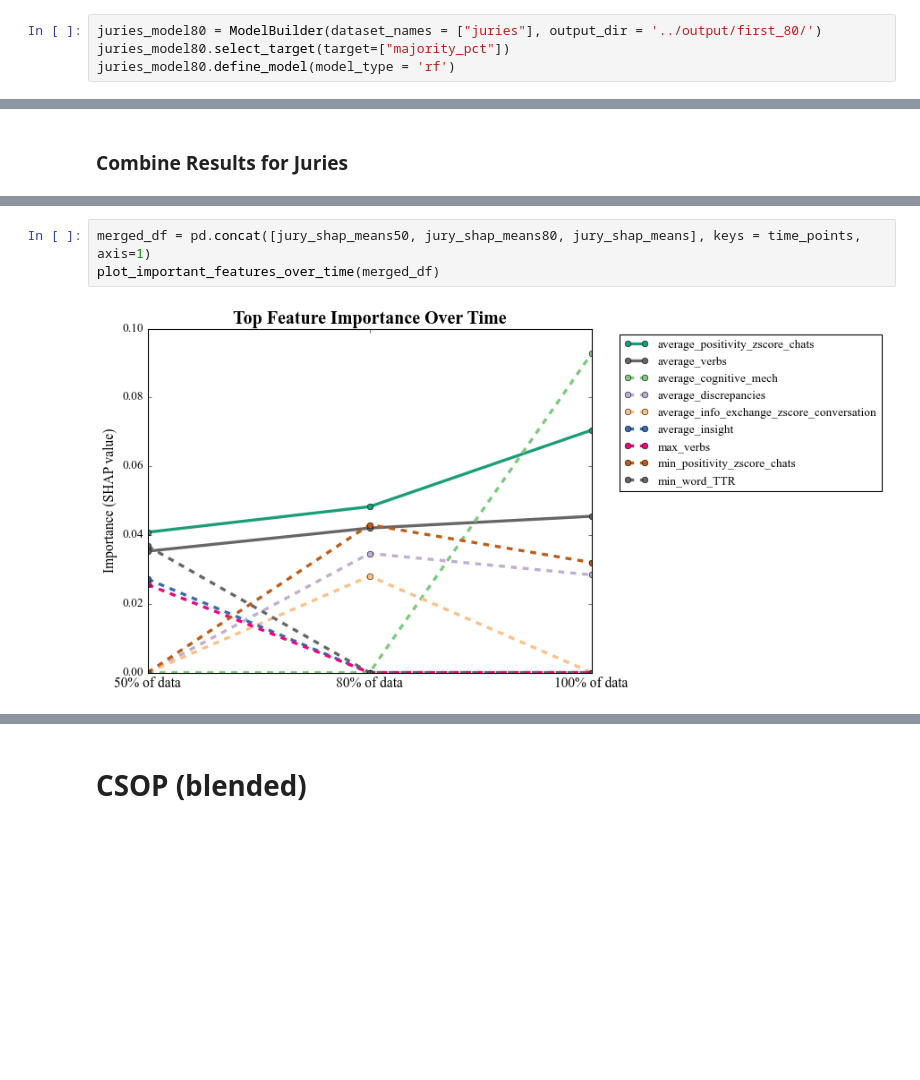
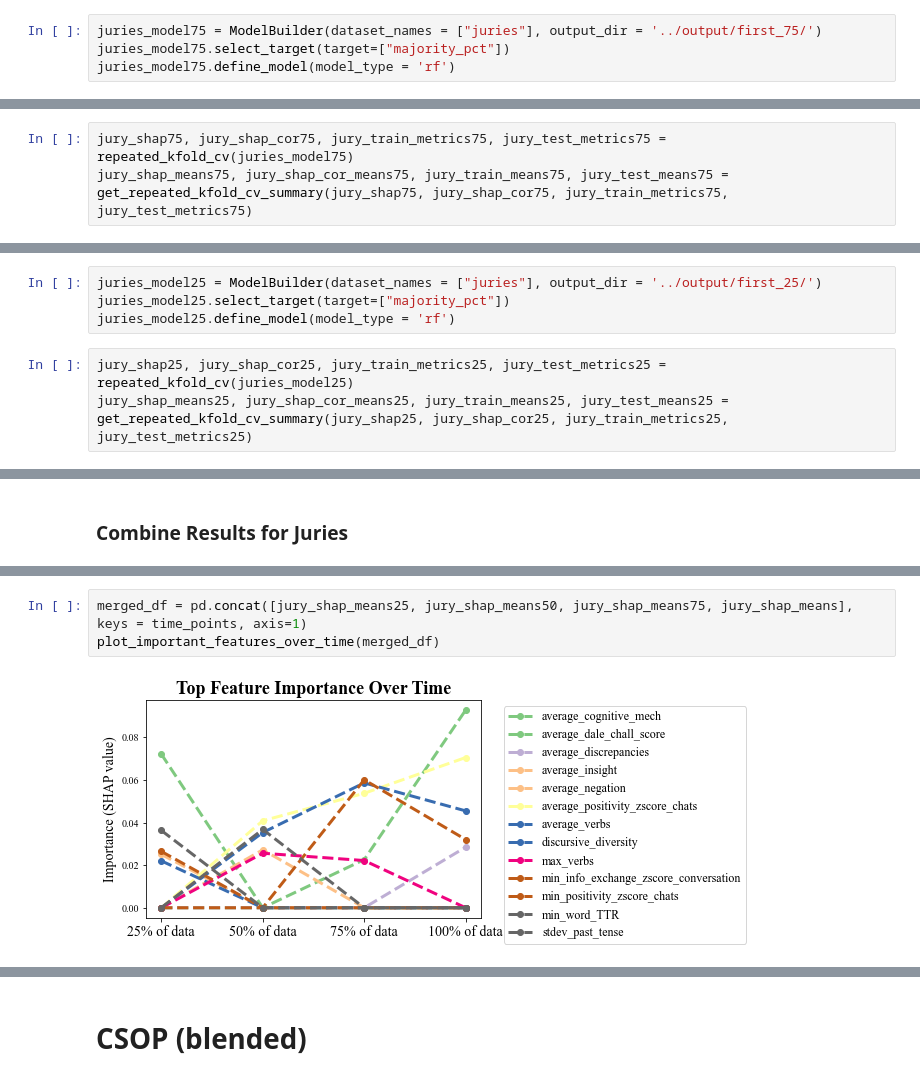
Before and after one commit to Watts-Lab/team_comm_tools, a Jupyter notebook: feature_engine/model/model_per_task_cv.ipynb, the cells around one changed output, grey strips where cells are left out. Cells and saved outputs as stored; diff of their text form; blank space fills up the shorter version.

Commit message:
shift to a 25-50-75-100 model for time series across the task-based rf's

```diff
--- a/feature_engine/model/model_per_task_cv.ipynb
+++ b/feature_engine/model/model_per_task_cv.ipynb
@@ -209,4 +210,4 @@ Training Model...Done
 # %%
-juries_model80 = ModelBuilder(dataset_names = ["juries"], output_dir = '../output/first_80/')
-juries_model80.select_target(target=["majority_pct"])
-juries_model80.define_model(model_type = 'rf')
+juries_model75 = ModelBuilder(dataset_names = ["juries"], output_dir = '../output/first_75/')
+juries_model75.select_target(target=["majority_pct"])
+juries_model75.define_model(model_type = 'rf')
@@ -233,0 +214,3 @@ Training Model...Done
+# %%
+jury_shap75, jury_shap_cor75, jury_train_metrics75, jury_test_metrics75 = repeated_kfold_cv(juries_model75)
+jury_shap_means75, jury_shap_cor_means75, jury_train_means75, jury_test_means75 = get_repeated_kfold_cv_summary(jury_shap75, jury_shap_cor75, jury_train_metrics75, jury_test_metrics75)
@@ -260,0 +264,7 @@ Training Model...Done
+# %%
+juries_model25 = ModelBuilder(dataset_names = ["juries"], output_dir = '../output/first_25/')
+juries_model25.select_target(target=["majority_pct"])
+juries_model25.define_model(model_type = 'rf')
+# %%
+jury_shap25, jury_shap_cor25, jury_train_metrics25, jury_test_metrics25 = repeated_kfold_cv(juries_model25)
+jury_shap_means25, jury_shap_cor_means25, jury_train_means25, jury_test_means25 = get_repeated_kfold_cv_summary(jury_shap25, jury_shap_cor25, jury_train_metrics25, jury_test_metrics25)
@@ -280,6 +306,6 @@ pd.concat([jury_shap_cor_means50, jury_shap_cor_means80, jury_shap_cor_means], k
 # %%
-merged_df = pd.concat([jury_shap_means50, jury_shap_means80, jury_shap_means], keys = time_points, axis=1)
+merged_df = pd.concat([jury_shap_means25, jury_shap_means50, jury_shap_means75, jury_shap_means], keys = time_points, axis=1)
 plot_important_features_over_time(merged_df)
 # %% [output]
-[figure, old version]
+[figure, new version]
 # %%
```
Also changed, not shown: parts of 43 cells of this notebook, 30 other files.
